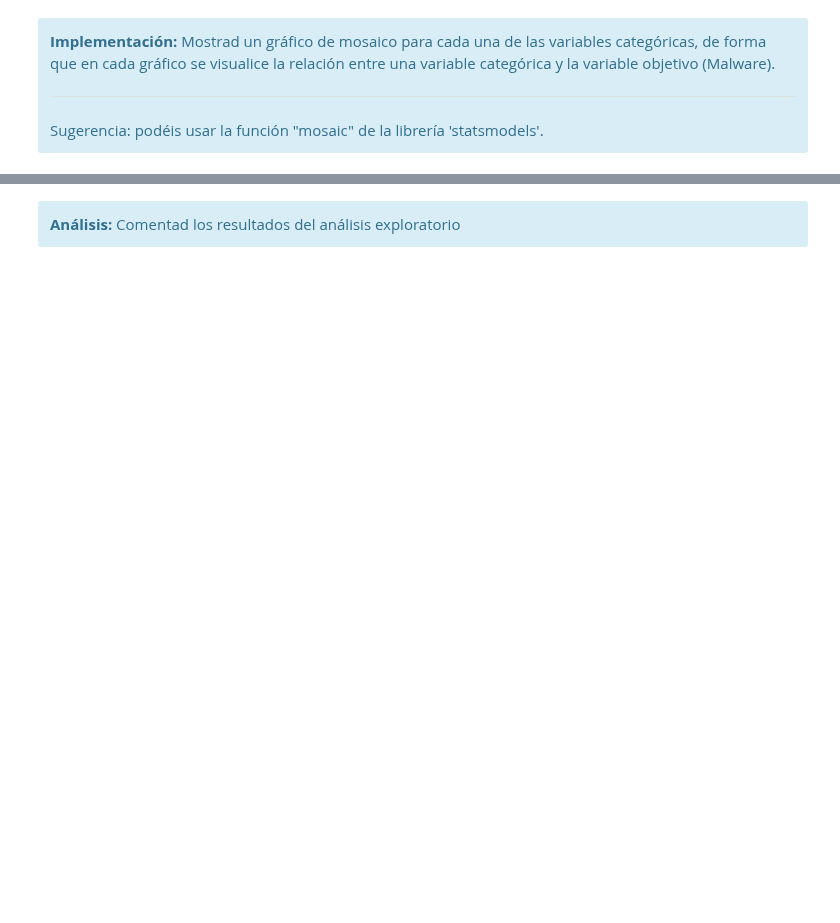
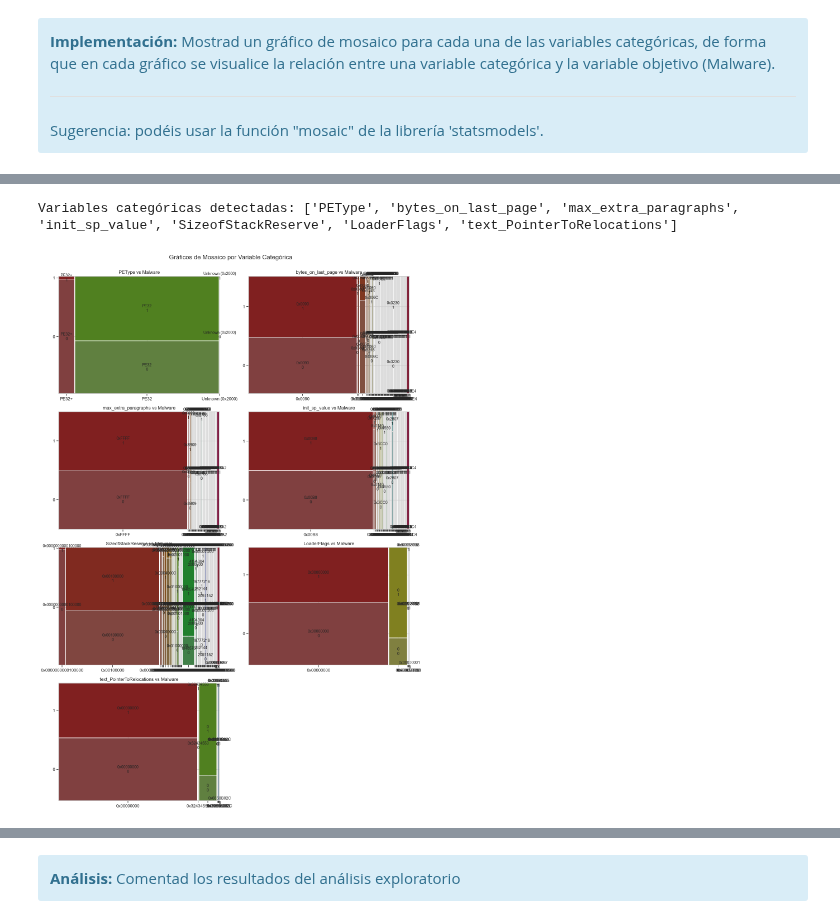
Before and after one commit to JulioUQ/Aprendizaje-automatico-con-python, a Jupyter notebook: Bloque 3 - Métodos supervisados/PEC/M2_891_20251_PEC3_UbedaQuesadaJulio.ipynb, the cells around one changed output, grey strips where cells are left out. Cells and saved outputs as stored; diff of their text form; code cells hidden in the pictures; blank space fills up the shorter version.

```diff
--- a/Bloque 3 - Métodos supervisados/PEC/M2_891_20251_PEC3_UbedaQuesadaJulio.ipynb
+++ b/Bloque 3 - Métodos supervisados/PEC/M2_891_20251_PEC3_UbedaQuesadaJulio.ipynb
@@ -187,0 +434,33 @@ for col in categorical_cols:
+# %%
+# Selección de variables categóricas
+vars_cat = data.select_dtypes(include=["object", "category"]).columns
+
+print("Variables categóricas detectadas:", list(vars_cat))
+
+# Figura combinada
+n = len(vars_cat)
+cols = 2
+rows = math.ceil(n / cols)
+
+fig, axes = plt.subplots(rows, cols, figsize=(14, 5 * rows))
+
+# Estandarizar formato de ejes en matriz 2D
+axes = axes.flatten()
+
+# Gráfico de mosaico
+for i, var in enumerate(vars_cat):
+    ax = axes[i]
+    mosaic(data, [var, "Malware"], ax=ax)
+    ax.set_title(f"{var} vs Malware", fontsize=12)
+
+for j in range(i + 1, len(axes)):
+    fig.delaxes(axes[j])
+
+fig.suptitle("Gráficos de Mosaico por Variable Categórica", fontsize=16, y=1)
+
+plt.tight_layout()
+plt.savefig("../Visualizaciones/mosaicos_combinados.png", dpi=300, bbox_inches="tight")
+plt.show()
+# %% [output]
+Variables categóricas detectadas: ['PEType', 'bytes_on_last_page', 'max_extra_paragraphs', 'init_sp_value', 'SizeofStackReserve', 'LoaderFlags', 'text_PointerToRelocations']
+[figure, added]
```
Also changed, not shown: parts of 75 cells of this notebook, 5 other files.
